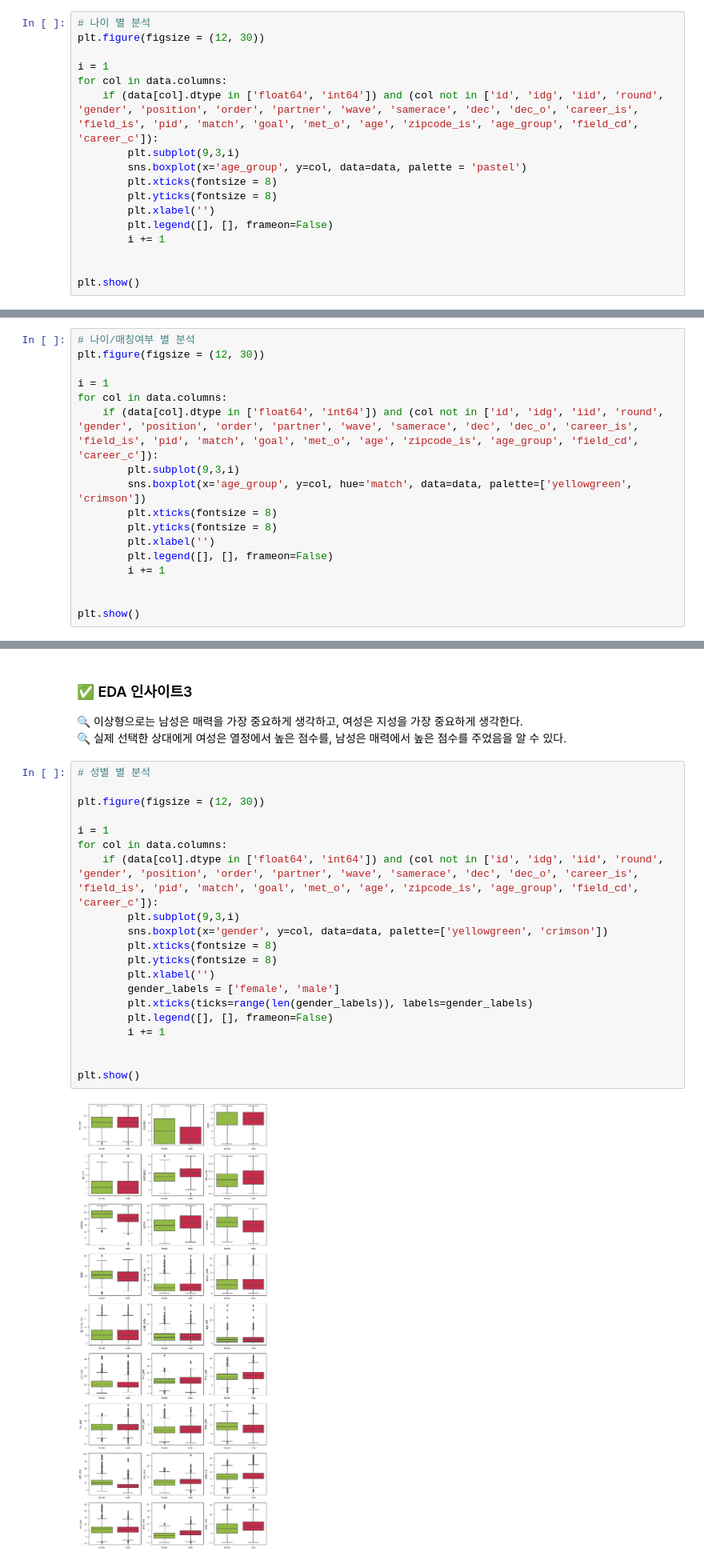
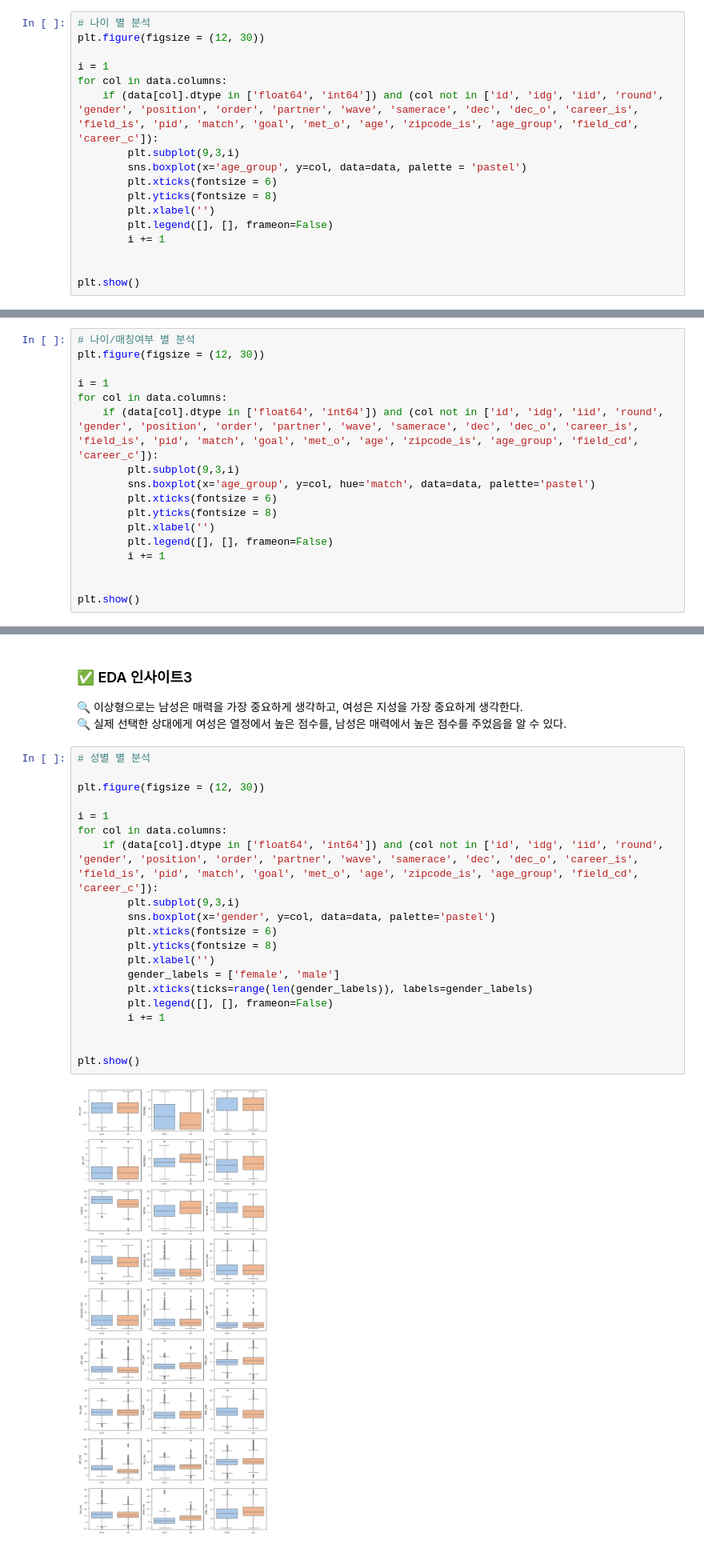
Before and after one commit to Da-Hye-JUNG/RE-Speed-Dating, a Jupyter notebook: 스피드데이팅성공요인분석_code.ipynb, the cells around one changed output, grey strips where cells are left out. Shown at 80% size. Drawn from its saved outputs; the diff is of its cells as text.

```diff
--- a/스피드데이팅성공요인분석_code.ipynb
+++ b/스피드데이팅성공요인분석_code.ipynb
@@ -936,7 +936,7 @@ for col in data.columns:
     if (data[col].dtype in ['float64', 'int64']) and (col not in ['id', 'idg', 'iid', 'round', 'gender', 'position', 'order', 'partner', 'wave', 'samerace', 'dec', 'dec_o', 'career_is', 'field_is', 'pid', 'match', 'goal', 'met_o', 'age', 'zipcode_is', 'age_group', 'field_cd', 'career_c']):
         plt.subplot(9,3,i)
         sns.boxplot(x='age_group', y=col, data=data, palette = 'pastel')
-        plt.xticks(fontsize = 8)
+        plt.xticks(fontsize = 6)
         plt.yticks(fontsize = 8)
         plt.xlabel('')
         plt.legend([], [], frameon=False)
@@ -959,8 +959,8 @@ i = 1
 for col in data.columns:
     if (data[col].dtype in ['float64', 'int64']) and (col not in ['id', 'idg', 'iid', 'round', 'gender', 'position', 'order', 'partner', 'wave', 'samerace', 'dec', 'dec_o', 'career_is', 'field_is', 'pid', 'match', 'goal', 'met_o', 'age', 'zipcode_is', 'age_group', 'field_cd', 'career_c']):
         plt.subplot(9,3,i)
-        sns.boxplot(x='age_group', y=col, hue='match', data=data, palette=['yellowgreen', 'crimson'])
-        plt.xticks(fontsize = 8)
+        sns.boxplot(x='age_group', y=col, hue='match', data=data, palette='pastel')
+        plt.xticks(fontsize = 6)
         plt.yticks(fontsize = 8)
         plt.xlabel('')
         plt.legend([], [], frameon=False)
@@ -1043,25 +1077,25 @@ plt.show()
 # %%
 # 성별 별 분석
 
 plt.figure(figsize = (12, 30))
 
 i = 1
 for col in data.columns:
     if (data[col].dtype in ['float64', 'int64']) and (col not in ['id', 'idg', 'iid', 'round', 'gender', 'position', 'order', 'partner', 'wave', 'samerace', 'dec', 'dec_o', 'career_is', 'field_is', 'pid', 'match', 'goal', 'met_o', 'age', 'zipcode_is', 'age_group', 'field_cd', 'career_c']):
         plt.subplot(9,3,i)
-        sns.boxplot(x='gender', y=col, data=data, palette=['yellowgreen', 'crimson'])
-        plt.xticks(fontsize = 8)
+        sns.boxplot(x='gender', y=col, data=data, palette='pastel')
+        plt.xticks(fontsize = 6)
         plt.yticks(fontsize = 8)
         plt.xlabel('')
         gender_labels = ['female', 'male']
         plt.xticks(ticks=range(len(gender_labels)), labels=gender_labels)
         plt.legend([], [], frameon=False)
         i += 1
 
 
 plt.show()
 # %% [output]
-[figure, old version]
+[figure, new version]
 # %% [markdown]
 ### ✅ EDA 인사이트4
 
```
Also changed, not shown: parts of 10 cells of this notebook.
